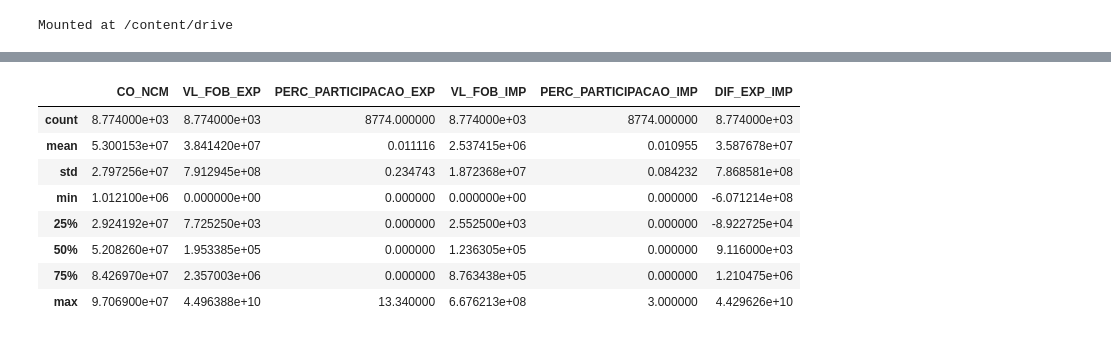
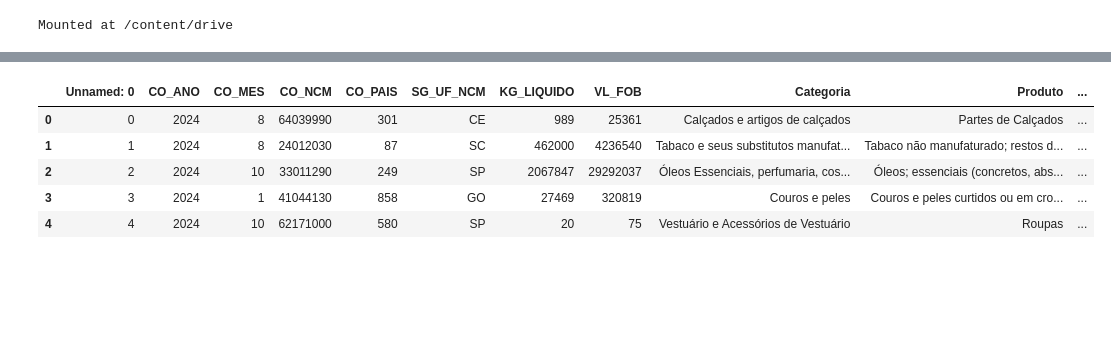
Before and after one commit to vitormunnizz/dashboard_agronegocio_looker_studio, a Jupyter notebook: Data_Preparation_dnc_.ipynb, the cells around one changed output, grey strips where cells are left out. Cells and saved outputs as stored; diff of their text form; code cells hidden in the pictures; blank space fills up the shorter version.

```diff
--- a/Data_Preparation_dnc_.ipynb
+++ b/Data_Preparation_dnc_.ipynb
@@ -273,12 +11,18 @@ df_final
-# %%
-df_final.describe()
-# %% [output]
-|  | CO_NCM | VL_FOB_EXP | PERC_PARTICIPACAO_EXP | VL_FOB_IMP | PERC_PARTICIPACAO_IMP | DIF_EXP_IMP |
-| count | 8.774000e+03 | 8.774000e+03 | 8774.000000 | 8.774000e+03 | 8774.000000 | 8.774000e+03 |
-| mean | 5.300153e+07 | 3.841420e+07 | 0.011116 | 2.537415e+06 | 0.010955 | 3.587678e+07 |
-| std | 2.797256e+07 | 7.912945e+08 | 0.234743 | 1.872368e+07 | 0.084232 | 7.868581e+08 |
-| min | 1.012100e+06 | 0.000000e+00 | 0.000000 | 0.000000e+00 | 0.000000 | -6.071214e+08 |
-| 25% | 2.924192e+07 | 7.725250e+03 | 0.000000 | 2.552500e+03 | 0.000000 | -8.922725e+04 |
-| 50% | 5.208260e+07 | 1.953385e+05 | 0.000000 | 1.236305e+05 | 0.000000 | 9.116000e+03 |
-| 75% | 8.426970e+07 | 2.357003e+06 | 0.000000 | 8.763438e+05 | 0.000000 | 1.210475e+06 |
-| max | 9.706900e+07 | 4.496388e+10 | 13.340000 | 6.676213e+08 | 3.000000 | 4.429626e+10 |
+# %%
+# Definindo os caminhos dos arquivos CSV de exportação e importação
+file_path = '/content/drive/MyDrive/projeto_dnc/df_exp_tratado.xlsx'
+# %%
+df = pd.read_excel(file_path)
+# %%
+# Removendo valores ausentes e duplicados
+df.dropna(inplace=True)
+df.drop_duplicates(inplace=True)
+# %%
+df.head()
+# %% [output]
+|  | Unnamed: 0 | CO_ANO | CO_MES | CO_NCM | CO_PAIS | SG_UF_NCM | KG_LIQUIDO | VL_FOB | Categoria | Produto | ... |
+| 0 | 0 | 2024 | 8 | 64039990 | 301 | CE | 989 | 25361 | Calçados e artigos de calçados | Partes de Calçados | ... |
+| 1 | 1 | 2024 | 8 | 24012030 | 87 | SC | 462000 | 4236540 | Tabaco e seus substitutos manufat... | Tabaco não manufaturado; restos d... | ... |
+| 2 | 2 | 2024 | 10 | 33011290 | 249 | SP | 2067847 | 29292037 | Óleos Essenciais, perfumaria, cos... | Óleos; essenciais (concretos, abs... | ... |
+| 3 | 3 | 2024 | 1 | 41044130 | 858 | GO | 27469 | 320819 | Couros e peles | Couros e peles curtidos ou em cro... | ... |
+| 4 | 4 | 2024 | 10 | 62171000 | 580 | SP | 20 | 75 | Vestuário e Acessórios de Vestuário | Roupas | ... |
```
Also changed, not shown: parts of 55 cells of this notebook.
